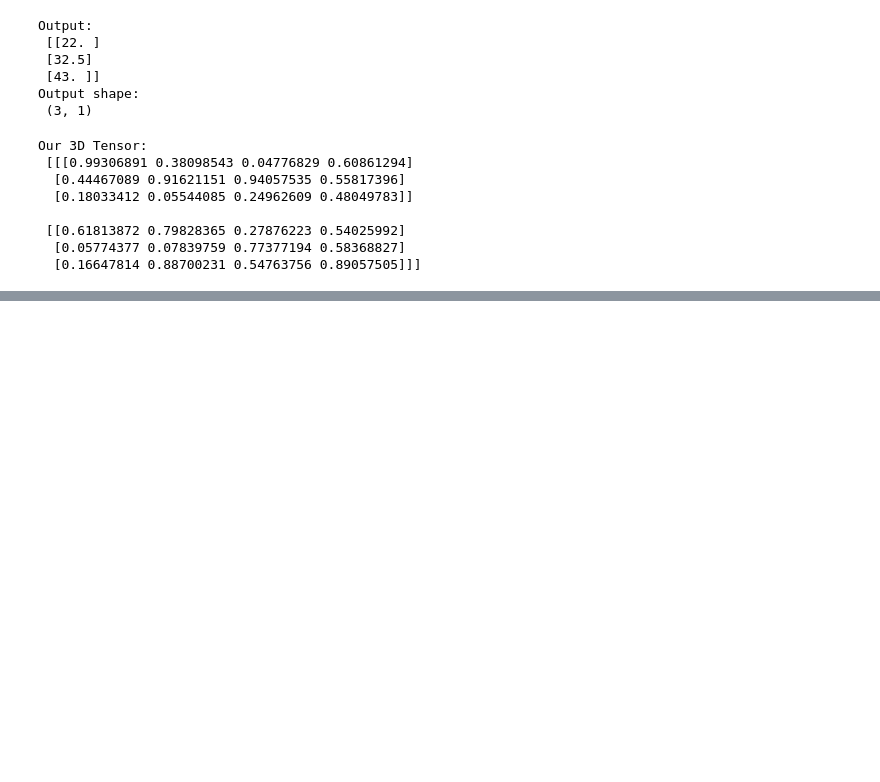
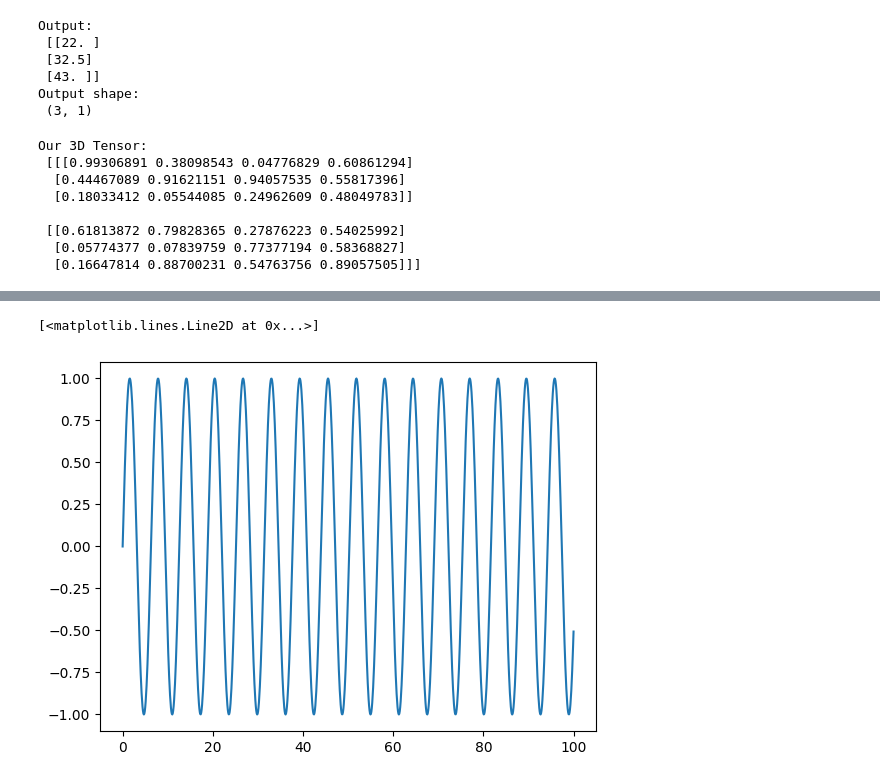
Before and after one commit to karthikponna/pytorch_from_scratch, a Jupyter notebook: python_exercise.ipynb, the cells around one changed output, grey strips where cells are left out. Saved outputs shown, nothing was run; the diff lists cells and outputs as text; code cells hidden in the pictures; blank space fills up the shorter version.

```diff
--- a/python_exercise.ipynb
+++ b/python_exercise.ipynb
@@ -204,0 +294,13 @@ Our 3D Tensor:
+# %%
+import matplotlib.pyplot as plt
+
+#Create a sine wave using numpy functions and matplotlib
+#create an array of 1000 points from 0 - 100
+x = np.linspace(0, 100, 1000)
+#calculate the sine of the points
+y = np.sin(x)
+#create a line plot
+plt.plot(x, y)
+# %% [output]
+[<matplotlib.lines.Line2D at 0x...>]
+[figure, added]
```
Also changed, not shown: parts of 14 cells of this notebook, 3 other files.
